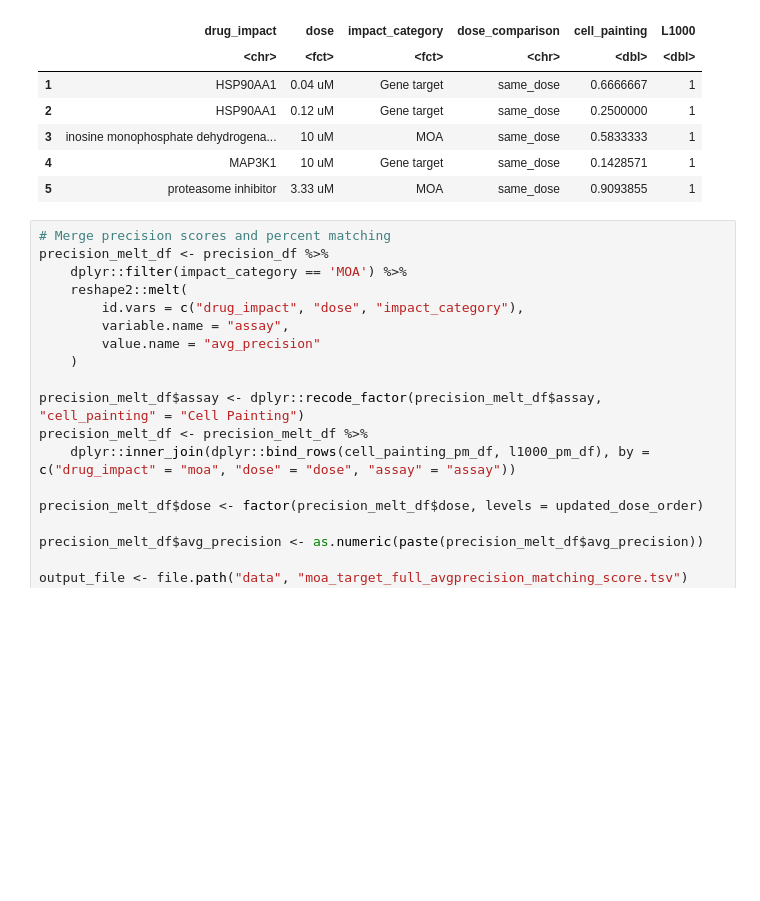
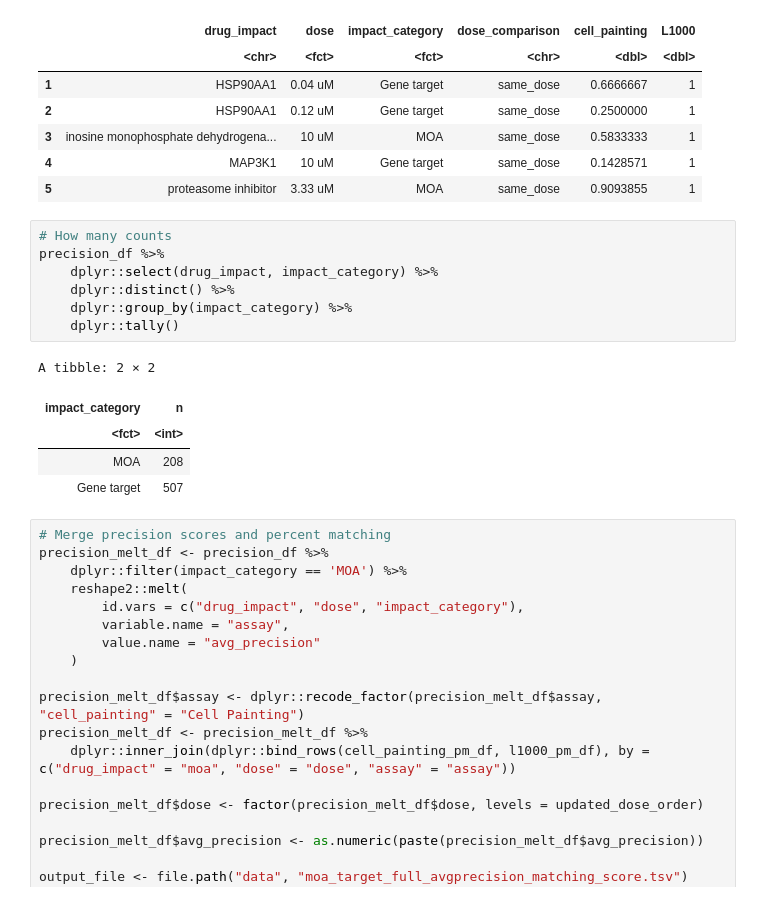
Before and after one commit to broadinstitute/lincs-profiling-complementarity, a Jupyter notebook: 6.paper_figures/moa-word-figure.ipynb, the cells around one changed output. Cells and saved outputs as stored; diff of their text form; blank space fills up the shorter version.

```diff
--- a/6.paper_figures/moa-word-figure.ipynb
+++ b/6.paper_figures/moa-word-figure.ipynb
@@ -291,6 +285,19 @@ A data.frame: 5 × 6
 | 3 | inosine monophosphate dehydrogena... | 10 uM | MOA | same_dose | 0.5833333 | 1 |
 | 4 | MAP3K1 | 10 uM | Gene target | same_dose | 0.1428571 | 1 |
 | 5 | proteasome inhibitor | 3.33 uM | MOA | same_dose | 0.9093855 | 1 |
+# %%
+# How many counts
+precision_df %>%
+    dplyr::select(drug_impact, impact_category) %>%
+    dplyr::distinct() %>%
+    dplyr::group_by(impact_category) %>%
+    dplyr::tally()
+# %% [output]
+A tibble: 2 × 2
+| impact_category | n |
+| <fct> | <int> |
+| MOA | 208 |
+| Gene target | 507 |
 # %%
 # Merge precision scores and percent matching
 precision_melt_df <- precision_df %>%
```
Also changed, not shown: parts of 3 cells of this notebook, 4 other files.
